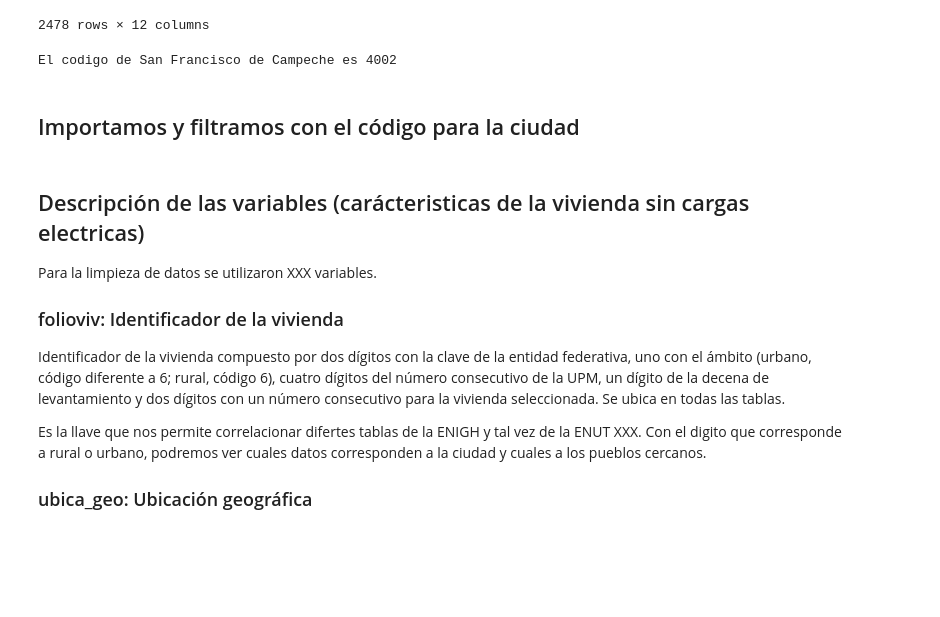
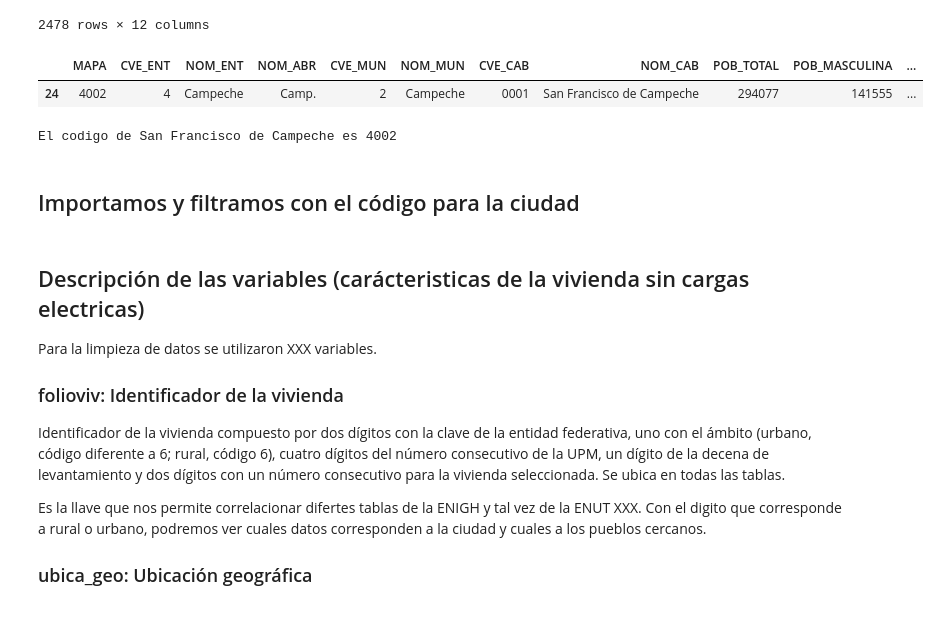
Before and after one commit to Maresromo/INEGI, a Jupyter notebook: ENIGH/notebooks/003_grupos_municipio.ipynb, the cells around one changed output. Drawn from its saved outputs; the diff is of its cells as text; code cells hidden in the pictures; blank space fills up the shorter version.

```diff
--- a/ENIGH/notebooks/003_grupos_municipio.ipynb
+++ b/ENIGH/notebooks/003_grupos_municipio.ipynb
@@ -25,6 +25,12 @@ ubica_geo
 | 2476 | 32057 | 32 | Zacatecas | Zac. | 57 | Trancoso | 0001 | Trancoso | 20455 | 10039 | ... |
 | 2477 | 32058 | 32 | Zacatecas | Zac. | 58 | Santa María de la Paz | 0001 | Santa María de la Paz | 2767 | 1350 | ... |
 2478 rows × 12 columns
+# %%
+prueba = ubica_geo[ubica_geo['NOM_CAB'] == "San Francisco de Campeche"].copy()
+prueba
+# %% [output]
+|  | MAPA | CVE_ENT | NOM_ENT | NOM_ABR | CVE_MUN | NOM_MUN | CVE_CAB | NOM_CAB | POB_TOTAL | POB_MASCULINA | ... |
+| 24 | 4002 | 4 | Campeche | Camp. | 2 | Campeche | 0001 | San Francisco de Campeche | 294077 | 141555 | ... |
 # %%
 nombre = "San Francisco de Campeche"
 codigo = int(ubica_geo[ubica_geo["NOM_CAB"].str.contains(nombre, case=False, na=False)]['MAPA'].mean())
```
Also changed, not shown: parts of 2 cells of this notebook, 26 other files.
